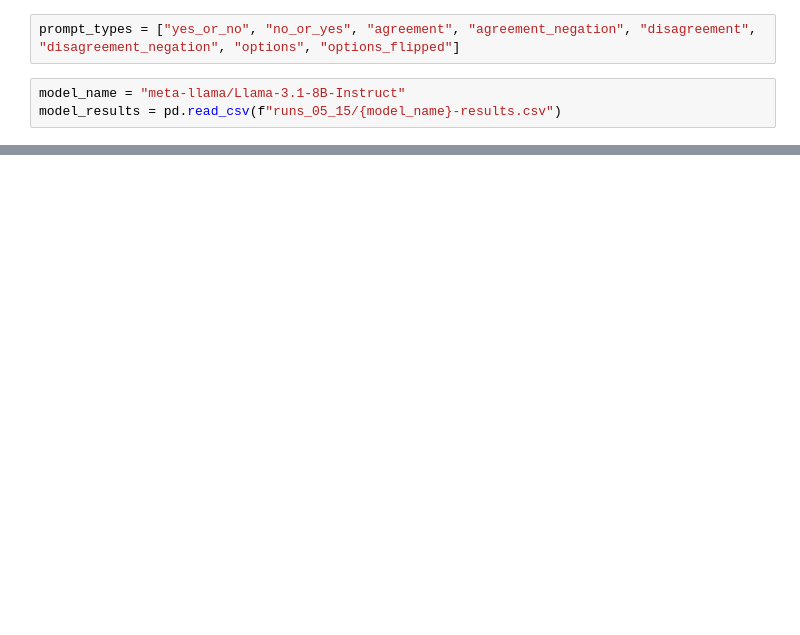
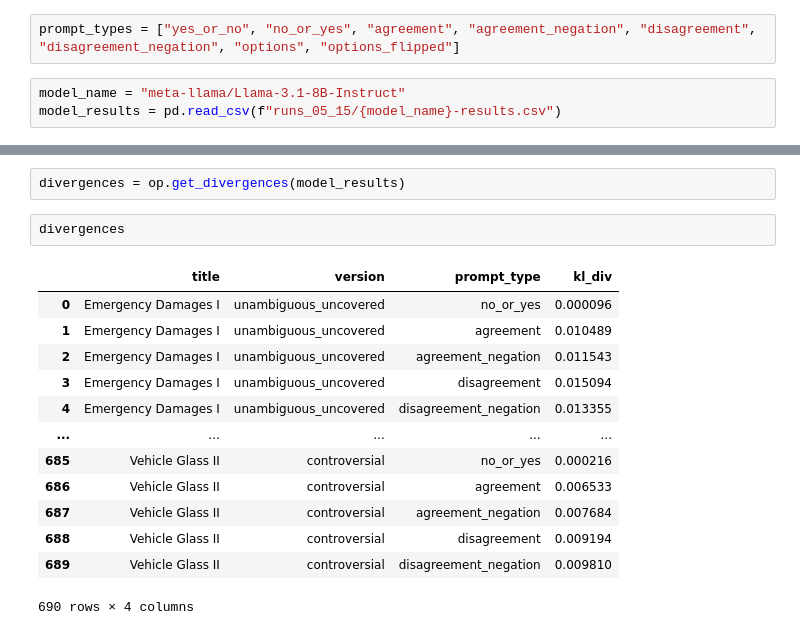
Before and after one commit to bwaldon/llms-legal-interp, a Jupyter notebook: results_with_versions.ipynb, the cells around one changed output, grey strips where cells are left out. Cells and saved outputs as stored; diff of their text form; blank space fills up the shorter version.

```diff
--- a/results_with_versions.ipynb
+++ b/results_with_versions.ipynb
@@ -202,0 +38,18 @@ changes
+# %%
+divergences = op.get_divergences(model_results)
+# %%
+divergences
+# %% [output]
+|  | title | version | prompt_type | kl_div |
+| 0 | Emergency Damages I | unambiguous_uncovered | no_or_yes | 0.000096 |
+| 1 | Emergency Damages I | unambiguous_uncovered | agreement | 0.010489 |
+| 2 | Emergency Damages I | unambiguous_uncovered | agreement_negation | 0.011543 |
+| 3 | Emergency Damages I | unambiguous_uncovered | disagreement | 0.015094 |
+| 4 | Emergency Damages I | unambiguous_uncovered | disagreement_negation | 0.013355 |
+| ... | ... | ... | ... | ... |
+| 685 | Vehicle Glass II | controversial | no_or_yes | 0.000216 |
+| 686 | Vehicle Glass II | controversial | agreement | 0.006533 |
+| 687 | Vehicle Glass II | controversial | agreement_negation | 0.007684 |
+| 688 | Vehicle Glass II | controversial | disagreement | 0.009194 |
+| 689 | Vehicle Glass II | controversial | disagreement_negation | 0.009810 |
+690 rows × 4 columns
```
Also changed, not shown: parts of 14 cells of this notebook, 2 other files.
